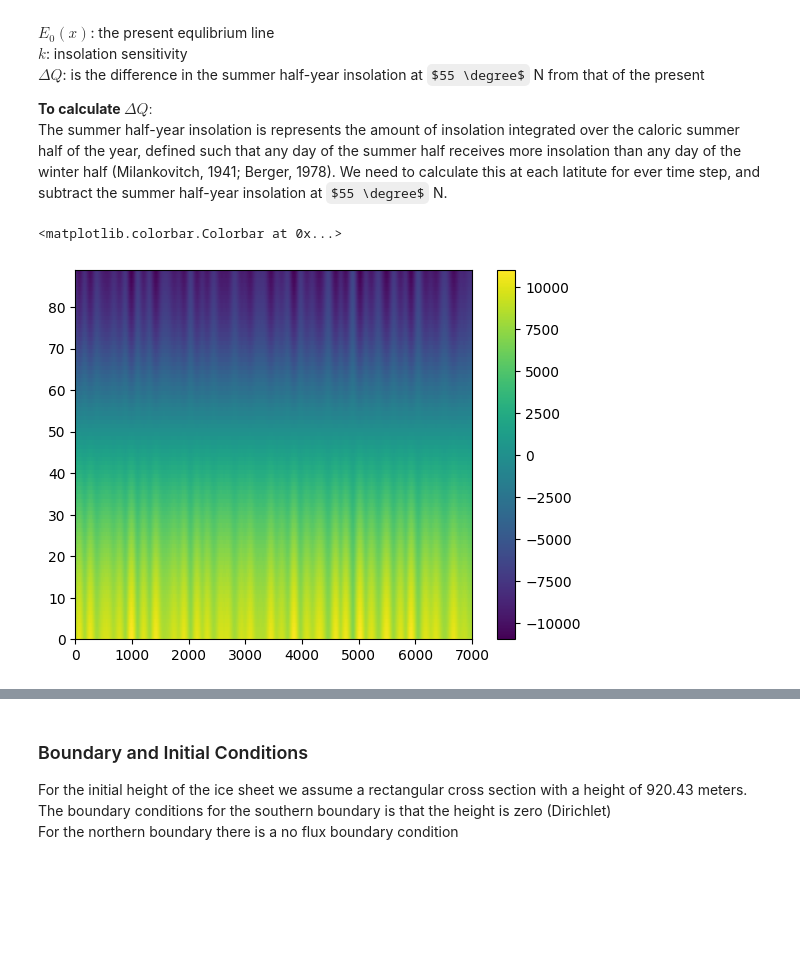
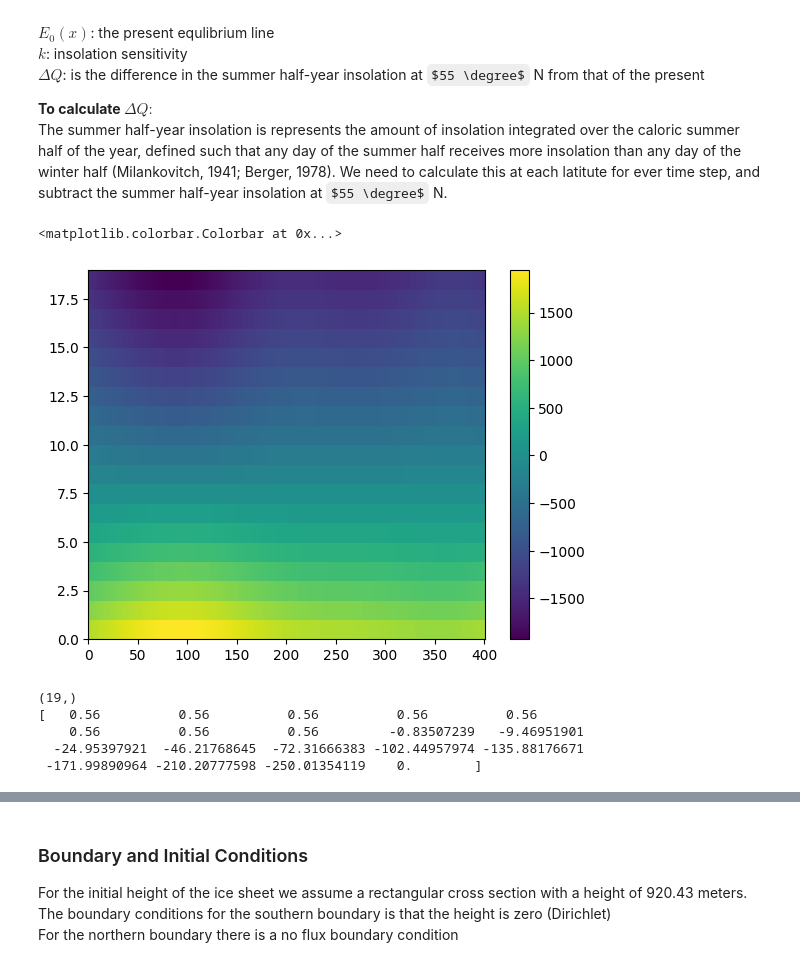
Before and after one commit to amitaanand9/eas-4610-final-project, a Jupyter notebook: my_branch.ipynb, the cells around one changed output, grey strips where cells are left out. Cells and saved outputs as stored; diff of their text form; code cells hidden in the pictures; some formulas as TeX source; blank space fills up the shorter version.

```diff
--- a/my_branch.ipynb
+++ b/my_branch.ipynb
@@ -9,17 +9,29 @@ import matplotlib.pyplot as plt
 from scipy.sparse import diags
 
 
+""" #timesteping
+t_i = 0
+t_f = -5000 #run model for the past 700,000 years
+d_t = 1  #use time step of 100 years
+t = np.arange(t_f, t_i+1, d_t)
+t_kyr = (t/(1000)) # years in kyr, needed to calculate orbital parameters """
+
+""" #grid spacing
+x_i = 0 # corresponds to 74 degrees N latitute (northern boundary)
+x_f = 400000 # corresponds to 60 degrees N latitude (southern boundary)
+d_x = 800
+x = np.arange(x_i, x_f, d_x) """
+
 #timesteping
 t_i = 0
-t_f = -5000 #run model for the past 700,000 years
-d_t = 0.01  #use time step of 100 years
+t_f = -40000 #run model for the past 700,000 years
+d_t = 100 #use time step of 100 years
 t = np.arange(t_f, t_i+1, d_t)
 t_kyr = (t/(1000)) # years in kyr, needed to calculate orbital parameters
 
 #grid spacing
-x_i = 0 # corresponds to 74 degrees N latitute (northern boundary)
-x_f = 4889000 # corresponds to 30 degrees N latitude (southern boundary)
-x = np.linspace(x_i, x_f, 40)
-
-d_x = x_f/(len(x)-1)
+x_i = 65 # degrees North latitude (southern boundary)
+x_f = 74 # degrees North latitude (northern boundary)
+d_x = 0.5 #0.5 degrees as spacial step equivalent to 55km
+x = np.arange(x_i, x_f+.5, d_x)
 # %%
@@ -52,42 +68,58 @@ The summer half-year insolation is represents the amount of insolation integrate
 # %%
 #to calculate summer half year insolation, we first need to find the upper half of the daily insolations
 # we do this by splitting the data by the along median, then adding the remaining values
 
 delta_Q = np.zeros((len(x), len(t_kyr)))
 
 for i in range(len(t_kyr)):
-    daily_55 = Q[50, :, i]
-    median_insolation_55 = np.median(daily_55)
-    summer_total_55 = sum(daily_55[daily_55>median_insolation_55])
+    daily_68 = Q[7, :, i]
+    median_insolation_68 = np.median(daily_68)
+    summer_total_68 = sum(daily_68[daily_68>median_insolation_68])
     for j in range(len(x)):
         daily = Q[j,:, i]
         median_insolation = np.median(daily)
         summer_total = sum(daily[daily> median_insolation])
-        #now need to subtract the 55 degree N summer half year from each latitute to find delta Q
-        delta_Q[j, i] = summer_total - summer_total_55
+        #now need to subtract the 63 degree N summer half year from each latitute to find delta Q
+        delta_Q[j, i] = summer_total - summer_total_68
 
 
 plt.figure()
 plt.pcolor(delta_Q)
 plt.colorbar()
 # %% [output]
 <matplotlib.colorbar.Colorbar at 0x...>
-[figure, old version]
+[figure, new version]
 # %%
-# now we need to calculate E0 the present equilibrium line
-def E0(x):
-    return (9e-4 * x) - (6.57e-2)
+k = 25 #insolation sensitivity, meter light-years^-1 day
 
-#now we can combine E0 and delta_Q
-k = 25 #insolation sensitivity, meter light-years^-1 day
-def E(x, t):
-    return E0(x) + k * delta_Q[x,t] #might have to change indexing later
+x_dis_south_km = np.array([0, 56, 111, 167, 222, 278, 333, 389, 444, 500, 556, 611, 667, 722, 778, 833, 889, 945, 1000 ])
+x_dis_south = x_dis_south_km * 1000
 
-#Finally we define G, the nonlinear term of the diffusion equation
+E0 = (x_dis_south * 9e-4) - 6.57e-2
+
+def E(t):
+    return E0 + k * delta_Q[:,t]
+
+
 a = 0.81e-3 #years^-1
 b = 0.3e-6 #meters^-3 years^-1
-def G(x, t, h):
-    if (h - E(x,t) <= 1500):
-        return a*(h-E) - b*(h-E)**2
-    else:
-        return 0.56
+def G(t, h):
+    G_vec = np.zeros(len(h))
+    E_vals = E(t)
+    print(E_vals.shape)
+    for i in range(len(h)-1):
+        if (h[i] - E_vals[i] >= 1500):
+            G_vec[i] = a*(h[i]-E_vals[i]) - b*(h[i]-E_vals[i])**2
+        else:
+            G_vec[i] = 0.56
+    return G_vec
+
+h_ini = np.linspace(10, 0, 19)
+
+print(G(400, h_ini))
+# %% [output]
+(19,)
+[   0.56          0.56          0.56          0.56          0.56
+    0.56          0.56          0.56         -0.83507239   -9.46951901
+  -24.95397921  -46.21768645  -72.31666383 -102.44957974 -135.88176671
+ -171.99890964 -210.20777598 -250.01354119    0.        ]
```
Also changed, not shown: parts of 3 cells of this notebook, 2 other files.
